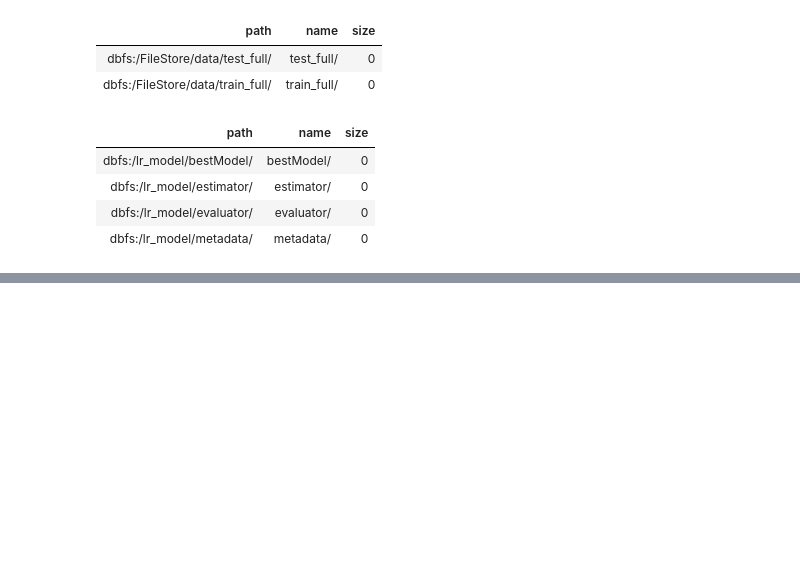
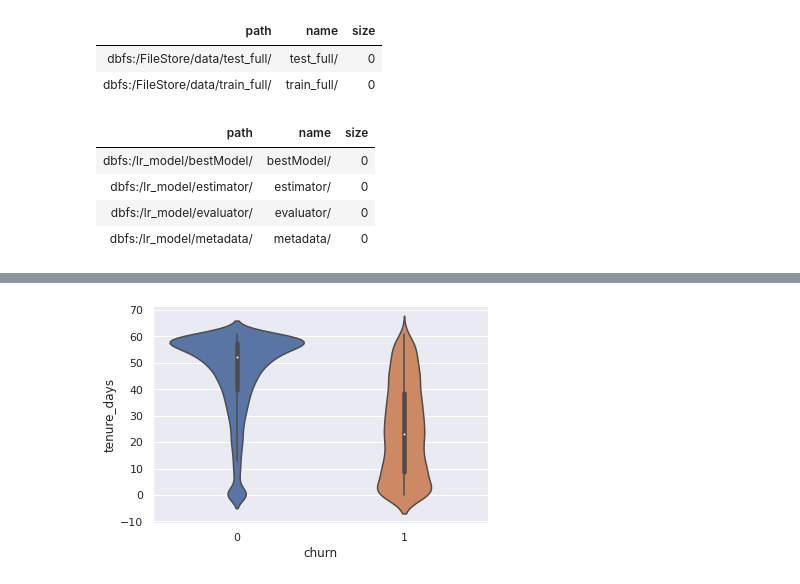
Before and after one commit to smit5490/sparkify-customer-retention, a Jupyter notebook: notebooks/1_databricks_cleaning_feature_engineering_full_data.ipynb, the cells around one changed output, grey strips where cells are left out. Cells and saved outputs as stored; diff of their text form; code cells hidden in the pictures; blank space fills up the shorter version.

```diff
--- a/notebooks/1_databricks_cleaning_feature_engineering_full_data.ipynb
+++ b/notebooks/1_databricks_cleaning_feature_engineering_full_data.ipynb
@@ -203,0 +237,2 @@ test.write.mode("overwrite").parquet("dbfs:/FileStore/data/test_full")
+# %%
+train_pd = train.toPandas()
@@ -203,0 +241,4 @@ test.write.mode("overwrite").parquet("dbfs:/FileStore/data/test_full")
+# %%
+sns.violinplot(x = "churn", y = "tenure_days", data = train_pd);
+# %% [output]
+[figure, added]
```
Also changed, not shown: parts of 8 cells of this notebook, 1 other file.
